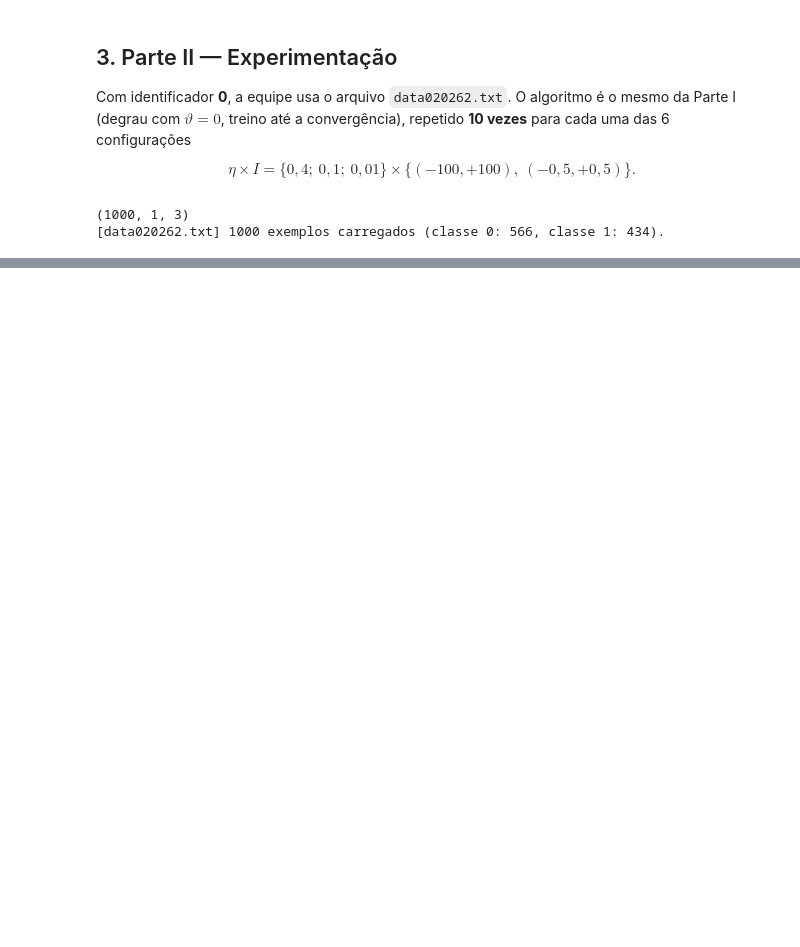
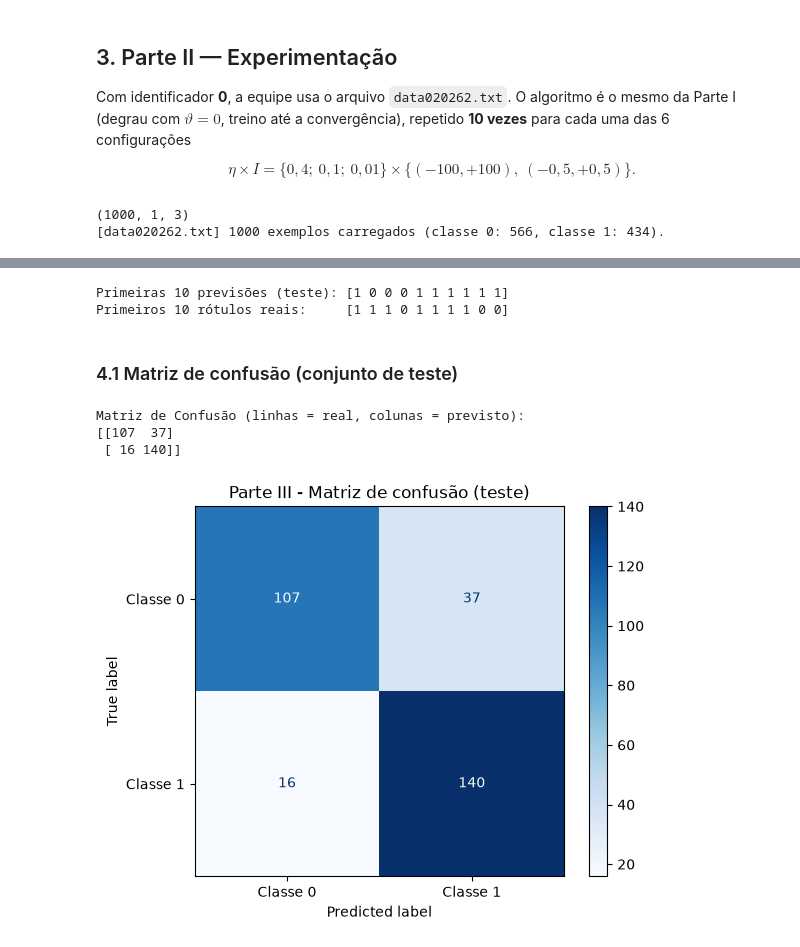
Before and after one commit to jubcohen/aprendizado-neuronio-perceptron-pp2, a Jupyter notebook: pp-2.1-perceptron-2026-2.ipynb, the cells around one changed output, grey strips where cells are left out. Saved outputs shown, nothing was run; the diff lists cells and outputs as text; code cells hidden in the pictures; blank space fills up the shorter version.

```diff
--- a/pp-2.1-perceptron-2026-2.ipynb
+++ b/pp-2.1-perceptron-2026-2.ipynb
@@ -377,0 +589,7 @@ KeyboardInterrupt:
+# %%
+# Divisão holdout 70/30 com a semente da equipe
+X_treino, X_teste, yd_treino, yd_teste = dividir_holdout(
+    X_p3, yd_p3, frac_treino=FRAC_TREINO, semente=identificador)
+
+print("Formato treino:", X_treino.shape)
+print("Formato teste: ", X_teste.shape)
@@ -377,0 +599,11 @@ KeyboardInterrupt:
+# %%
+# Treinamento
+# ESCALA_P3 = np.abs(X_treino).max()
+resultado_p3 = treinar_perceptron(X_treino, yd_treino, eta=ETA_PARTE3,
+                                  intervalo=INTERVALO_PARTE3, theta=THETA,
+                                  max_epocas=EPOCAS_PARTE3, embaralhar=True,
+                                  rng=identificador)
+
+# resultado_p3.w_final = resultado_p3.w_final / np.array([1, ESCALA_P3, ESCALA_P3])
+# print(f"Atributos de treino divididos por {ESCALA_P3:.2f}")
+imprimir_resumo(resultado_p3)
@@ -377,0 +618,26 @@ KeyboardInterrupt:
+# %%
+# Previsão do neurônio para todos os exemplos de teste e de treino (vetorizada, sem listas)
+y_teste = prever(X_teste, resultado_p3.w_final, THETA)
+y_treino = prever(X_treino, resultado_p3.w_final, THETA)
+
+print("Primeiras 10 previsões (teste):", y_teste[:10])
+print("Primeiros 10 rótulos reais:    ", yd_teste[:10])
+# %% [output]
+Primeiras 10 previsões (teste): [1 0 0 0 1 1 1 1 1 1]
+Primeiros 10 rótulos reais:     [1 1 1 0 1 1 1 1 0 0]
+# %% [markdown]
+### 4.1 Matriz de confusão (conjunto de teste)
+# %%
+matriz_confusao = confusion_matrix(yd_teste, y_teste, labels=[0, 1])
+
+print("Matriz de Confusão (linhas = real, colunas = previsto):")
+print(matriz_confusao)
+
+ConfusionMatrixDisplay(matriz_confusao, display_labels=['Classe 0', 'Classe 1']).plot(cmap='Blues')
+plt.title('Parte III - Matriz de confusão (teste)')
+plt.show()
+# %% [output]
+Matriz de Confusão (linhas = real, colunas = previsto):
+[[107  37]
+ [ 16 140]]
+[figure, added]
```
Also changed, not shown: parts of 22 cells of this notebook, 1 other file.
